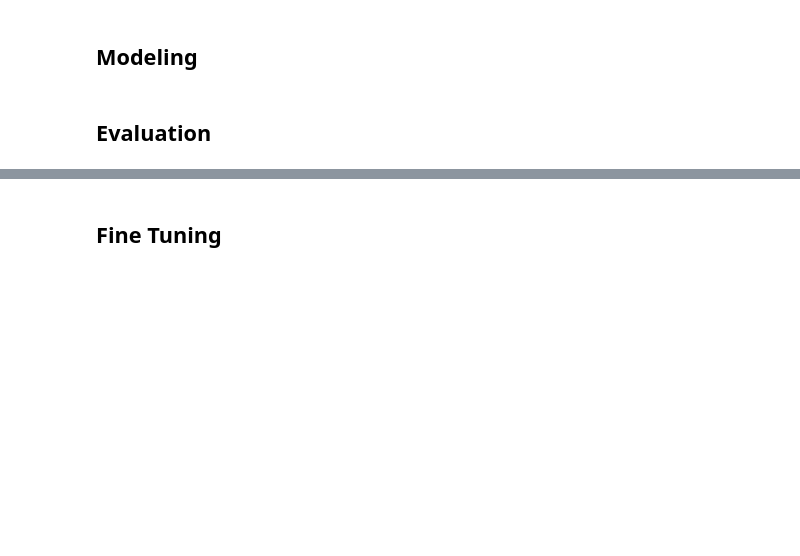
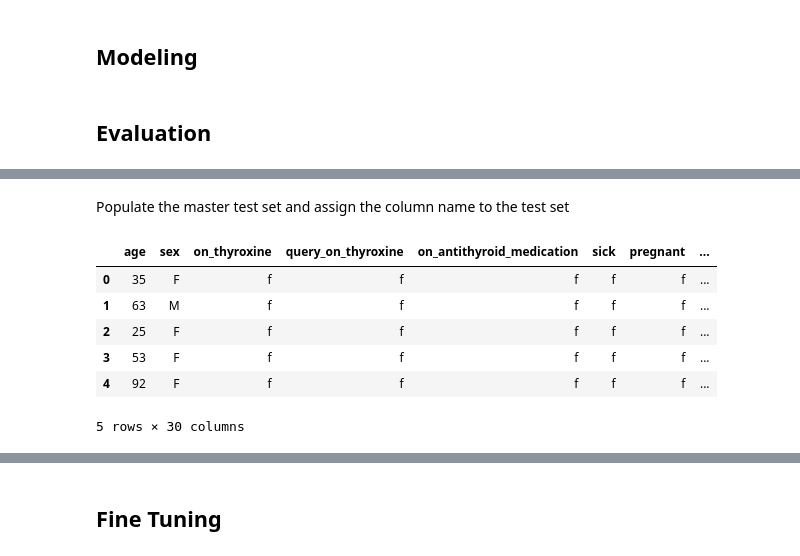
Before and after one commit to dflin96/UChicago-ADSP-31009-ON1-Machine-Learning-Predictive-Analytics-FnalProject-ThyroidDisease, a Jupyter notebook: ThyroidDisease.ipynb, the cells around one changed output, grey strips where cells are left out. Drawn from its saved outputs; the diff is of its cells as text; code cells hidden in the pictures; blank space fills up the shorter version.

```diff
--- a/ThyroidDisease.ipynb
+++ b/ThyroidDisease.ipynb
@@ -1119 +1044,15 @@ Load in the testing dataset
+# %% [markdown]
+Populate the master test set and assign the column name to the test set
+# %%
+df_testing = PopulateMasterTestSet(testing_files)
+df_testing.columns = col_names
+df_testing.head()
+# %% [output]
+|  | age | sex | on_thyroxine | query_on_thyroxine | on_antithyroid_medication | sick | pregnant | ... |
+| 0 | 35 | F | f | f | f | f | f | ... |
+| 1 | 63 | M | f | f | f | f | f | ... |
+| 2 | 25 | F | f | f | f | f | f | ... |
+| 3 | 53 | F | f | f | f | f | f | ... |
+| 4 | 92 | F | f | f | f | f | f | ... |
+5 rows × 30 columns
 # %% [markdown]
```
Also changed, not shown: parts of 66 cells of this notebook.
